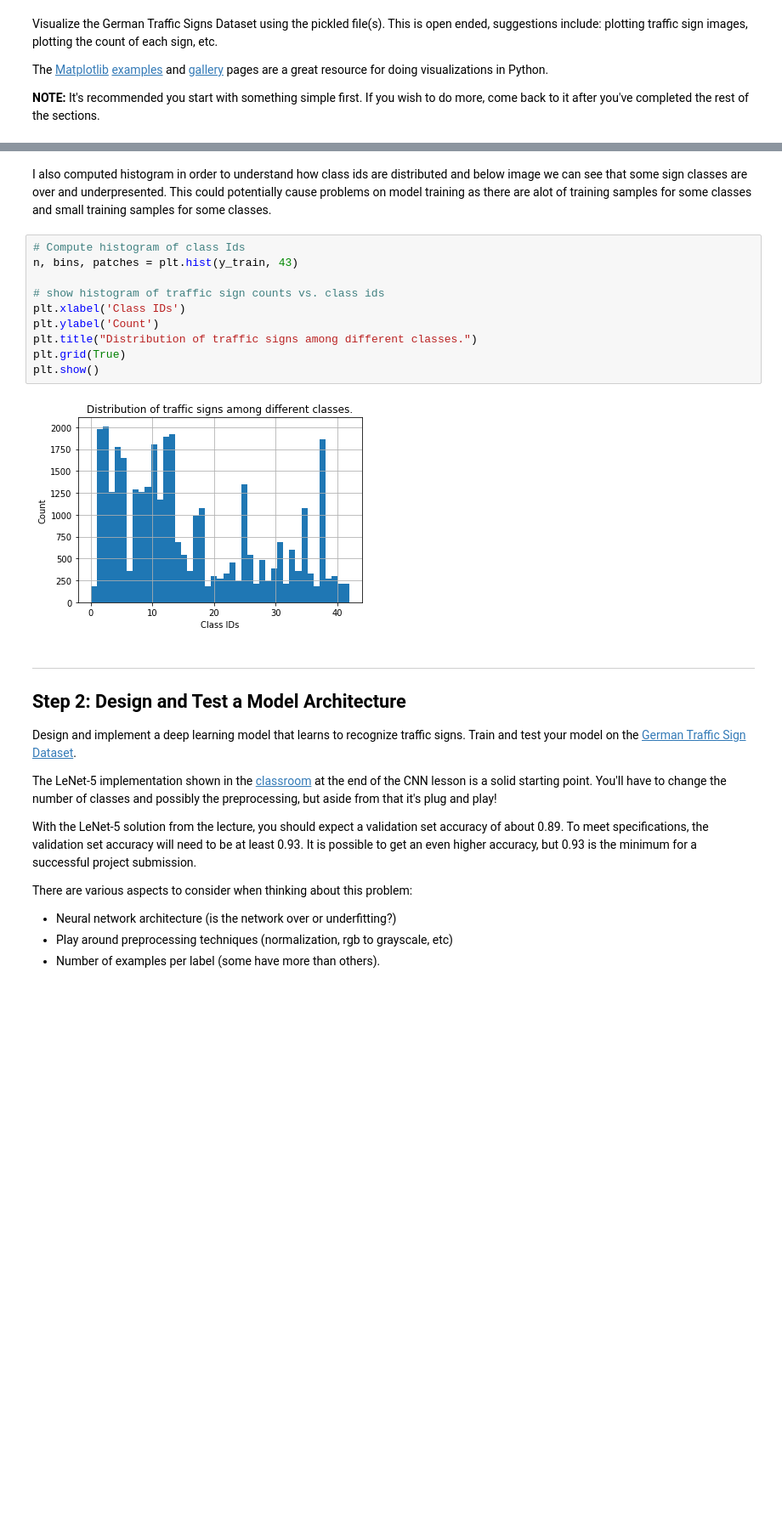
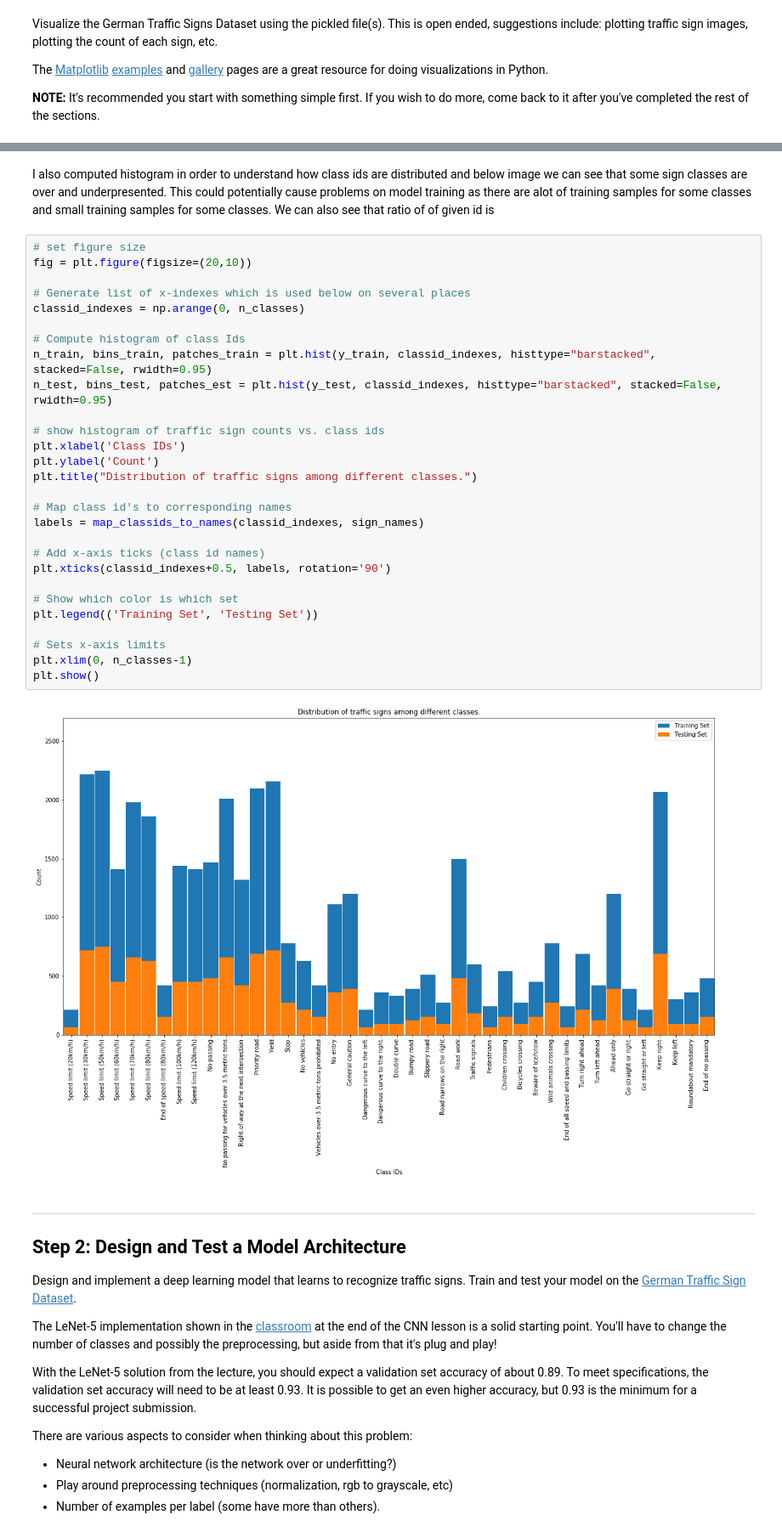
Before and after one commit to llahti/CarND-Traffic-Sign-Classifier-Project, a Jupyter notebook: Traffic_Sign_Classifier.ipynb, the cells around one changed output, grey strips where cells are left out. Shown: that part at 85% size. Saved outputs shown, nothing was run; the diff lists cells and outputs as text; blank space fills up the shorter version.

```diff
--- a/Traffic_Sign_Classifier.ipynb
+++ b/Traffic_Sign_Classifier.ipynb
@@ -166,17 +200,36 @@ show_samples(sample_indices, X_train, y_train, title="Samples from the training
 # %% [markdown]
 I also computed histogram in order to understand how class ids are distributed and below image we can see that some sign classes are over and underpresented. This could potentially cause problems on model training as there are alot of training samples for some classes and small training samples for some classes.
+We can also see that ratio of of given id is
-# %%
-# Compute histogram of class Ids
-n, bins, patches = plt.hist(y_train, 43)
-
-# show histogram of traffic sign counts vs. class ids
-plt.xlabel('Class IDs')
-plt.ylabel('Count')
-plt.title("Distribution of traffic signs among different classes.")
-plt.grid(True)
-plt.show()
-# %% [output]
-[figure, removed]
+# %%
+# set figure size
+fig = plt.figure(figsize=(20,10))
+
+# Generate list of x-indexes which is used below on several places
+classid_indexes = np.arange(0, n_classes)
+
+# Compute histogram of class Ids
+n_train, bins_train, patches_train = plt.hist(y_train, classid_indexes, histtype="barstacked", stacked=False, rwidth=0.95)
+n_test, bins_test, patches_est = plt.hist(y_test, classid_indexes, histtype="barstacked", stacked=False, rwidth=0.95)
+
+# show histogram of traffic sign counts vs. class ids
+plt.xlabel('Class IDs')
+plt.ylabel('Count')
+plt.title("Distribution of traffic signs among different classes.")
+
+# Map class id's to corresponding names
+labels = map_classids_to_names(classid_indexes, sign_names)
+
+# Add x-axis ticks (class id names)
+plt.xticks(classid_indexes+0.5, labels, rotation='90')
+
+# Show which color is which set
+plt.legend(('Training Set', 'Testing Set'))
+
+# Sets x-axis limits
+plt.xlim(0, n_classes-1)
+plt.show()
+# %% [output]
+[figure, added]
 # %% [markdown]
 ----
 
```
Also changed, not shown: parts of 21 cells of this notebook, 1 other file.
